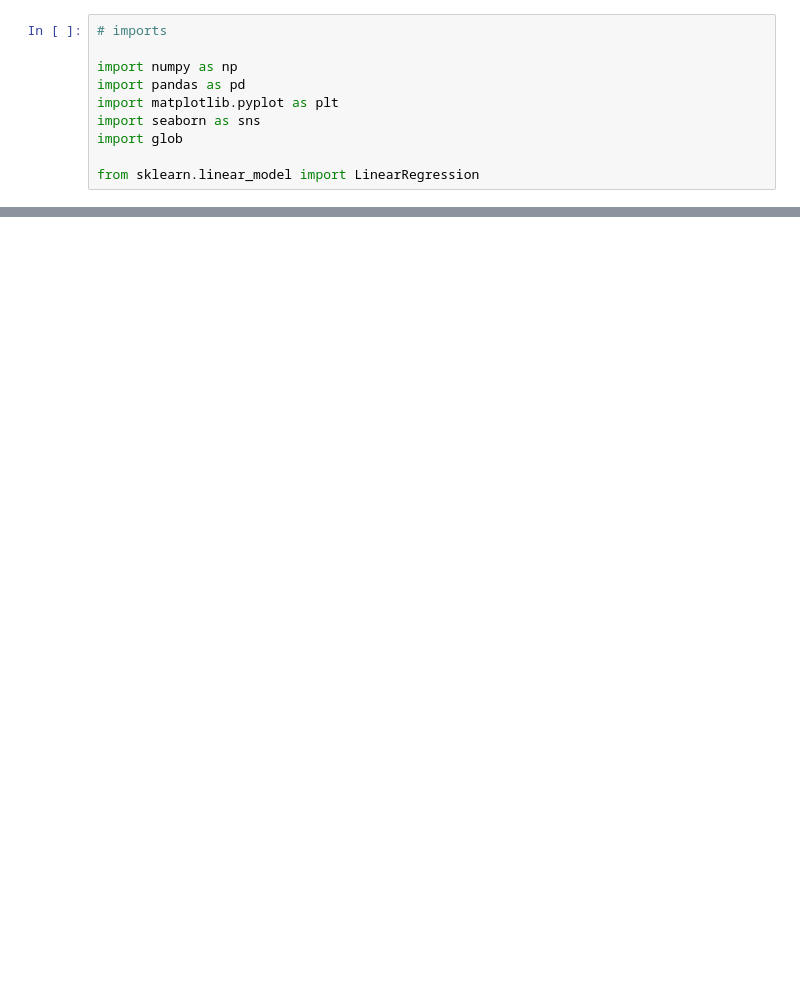
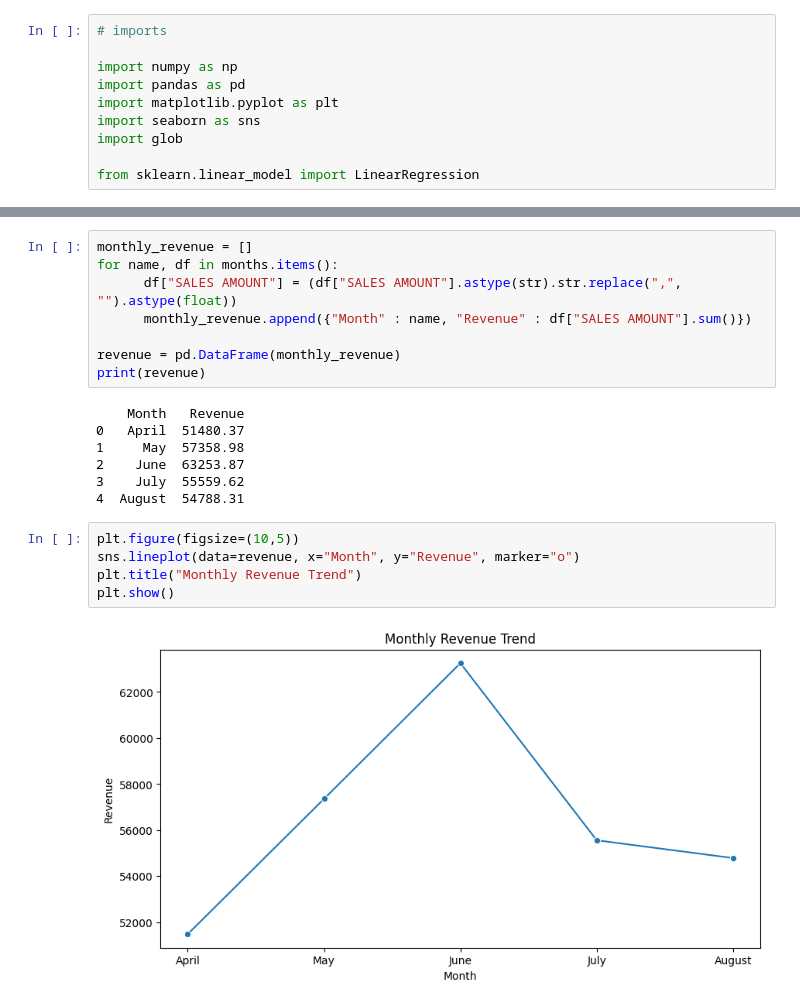
Before and after one commit to JoaquinP04/Projects, a Jupyter notebook: Coffe Shop Analysis/CoffeAnalysis.ipynb, the cells around one changed output, grey strips where cells are left out. Cells and saved outputs as stored; diff of their text form; blank space fills up the shorter version.

```diff
--- a/Coffe Shop Analysis/CoffeAnalysis.ipynb
+++ b/Coffe Shop Analysis/CoffeAnalysis.ipynb
@@ -62,0 +148,22 @@ print(totals.head(100))
+# %%
+monthly_revenue = []
+for name, df in months.items():
+      df["SALES AMOUNT"] = (df["SALES AMOUNT"].astype(str).str.replace(",", "").astype(float))
+      monthly_revenue.append({"Month" : name, "Revenue" : df["SALES AMOUNT"].sum()})
+
+revenue = pd.DataFrame(monthly_revenue)
+print(revenue)
+# %% [output]
+    Month   Revenue
+0   April  51480.37
+1     May  57358.98
+2    June  63253.87
+3    July  55559.62
+4  August  54788.31
+# %%
+plt.figure(figsize=(10,5))
+sns.lineplot(data=revenue, x="Month", y="Revenue", marker="o")
+plt.title("Monthly Revenue Trend")
+plt.show()
+# %% [output]
+[figure, added]
```
Also changed, not shown: parts of 11 cells of this notebook, 2 other files.
